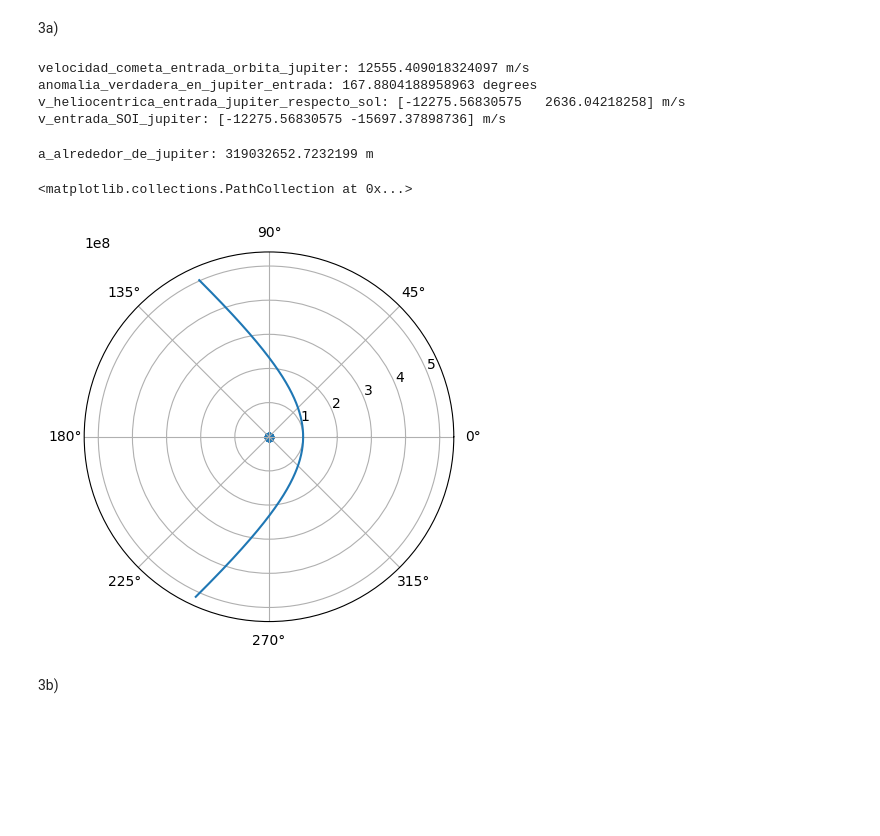
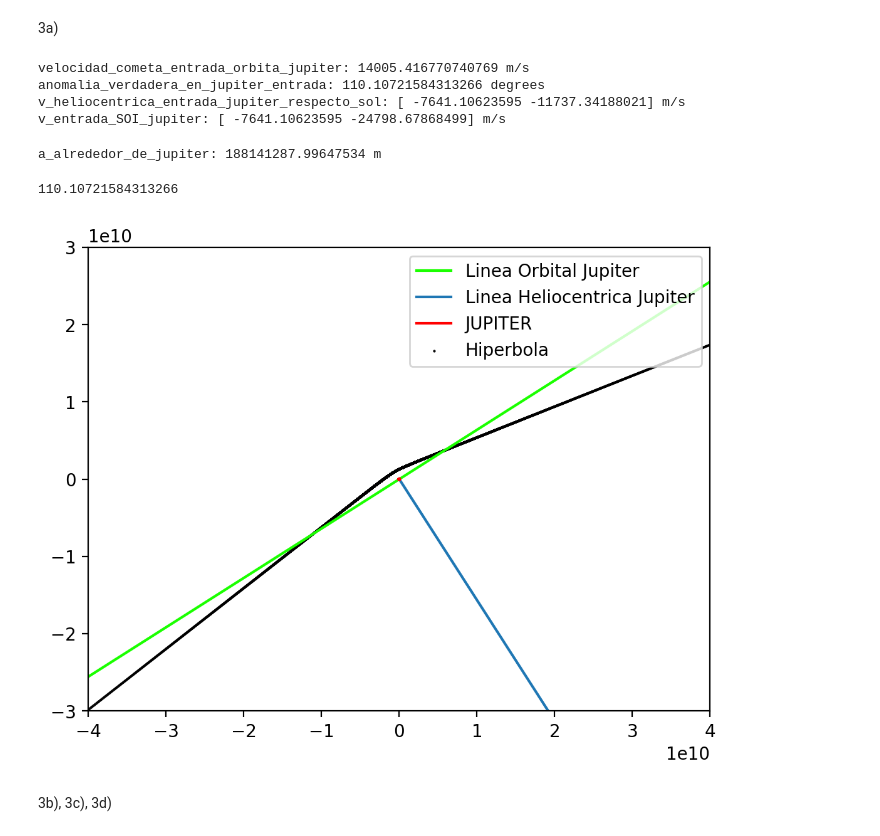
Before and after one commit to Newtoniano20/MecanicaOrbital, a Jupyter notebook: main.ipynb, the cells around one changed output. Drawn from its saved outputs; the diff is of its cells as text; code cells hidden in the pictures; blank space fills up the shorter version.

```diff
--- a/main.ipynb
+++ b/main.ipynb
@@ -179,35 +193,39 @@ plt.show()
 velocidad_cometa_entrada_orbita_jupiter = np.sqrt(U_SOL * ((2/RADIO_ORBITAL_JUPITER) - (1/a_cometa_salida_saturno)))
 print(f"velocidad_cometa_entrada_orbita_jupiter: {velocidad_cometa_entrada_orbita_jupiter} m/s")
 
-anomalia_verdadera_en_jupiter_entrada = np.arccos( (1/Excentricidad_alrededor_sol_despues_saturno)*((h_orbital_solar_despues_saturno**2)/(U_SOL*RADIO_ORBITAL_JUPITER)-1) )
+anomalia_verdadera_en_jupiter_entrada = np.arccos((1/Excentricidad_alrededor_sol_despues_saturno)*((h_orbital_solar_despues_saturno**2)/(U_SOL*RADIO_ORBITAL_JUPITER)-1) )
 print(f"anomalia_verdadera_en_jupiter_entrada: {np.rad2deg(anomalia_verdadera_en_jupiter_entrada)} degrees")
 
-v_heliocentrica_entrada_jupiter_respecto_sol = velocidad_cometa_entrada_orbita_jupiter * np.array([np.cos(anomalia_verdadera_en_jupiter_entrada), np.sin(anomalia_verdadera_en_jupiter_entrada)])
+v_heliocentrica_entrada_jupiter_respecto_sol = -np.array([np.sin(anomalia_verdadera_en_jupiter_entrada)*(U_SOL/h_orbital_solar_despues_saturno)*Excentricidad_alrededor_sol_despues_saturno, (np.cos(anomalia_verdadera_en_jupiter_entrada)*Excentricidad_alrededor_sol_despues_saturno+1)*(U_SOL/h_orbital_solar_despues_saturno)])
 print(f"v_heliocentrica_entrada_jupiter_respecto_sol: {v_heliocentrica_entrada_jupiter_respecto_sol} m/s")
 
 VELOCIDAD_ORBITAL_JUPITER = np.sqrt(U_SOL/RADIO_ORBITAL_JUPITER)
-v_entrada_SOI_jupiter = v_heliocentrica_entrada_jupiter_respecto_sol + np.array([0, VELOCIDAD_ORBITAL_JUPITER])
-v_entrada_SOI_jupiter[1] = - v_entrada_SOI_jupiter[1]
+v_entrada_SOI_jupiter = v_heliocentrica_entrada_jupiter_respecto_sol - np.array([0, VELOCIDAD_ORBITAL_JUPITER])
 print(f"v_entrada_SOI_jupiter: {v_entrada_SOI_jupiter} m/s")
 # %% [output]
-velocidad_cometa_entrada_orbita_jupiter: 12555.409018324097 m/s
-anomalia_verdadera_en_jupiter_entrada: 167.8804188958963 degrees
-v_heliocentrica_entrada_jupiter_respecto_sol: [-12275.56830575   2636.04218258] m/s
-v_entrada_SOI_jupiter: [-12275.56830575 -15697.37898736] m/s
+velocidad_cometa_entrada_orbita_jupiter: 14005.416770740769 m/s
+anomalia_verdadera_en_jupiter_entrada: 110.10721584313266 degrees
+v_heliocentrica_entrada_jupiter_respecto_sol: [ -7641.10623595 -11737.34188021] m/s
+v_entrada_SOI_jupiter: [ -7641.10623595 -24798.67868499] m/s
 # %%
-a_alrededor_de_jupiter = U_JUPITER/(v_entrada_SOI_jupiter[0]**2 + v_entrada_SOI_jupiter[1]**2)
+a_alrededor_de_jupiter = U_JUPITER/np.linalg.norm(v_entrada_SOI_jupiter)**2
 print(f"a_alrededor_de_jupiter: {a_alrededor_de_jupiter} m")
 # %% [output]
-a_alrededor_de_jupiter: 319032652.7232199 m
+a_alrededor_de_jupiter: 188141287.99647534 m
-# %%
-theta = np.arange(-2, 2, 0.01)
-
-fig, ax = plt.subplots(subplot_kw={'projection': 'polar'})
-
-ax.plot(theta, r)
-ax.scatter(np.arange(0, 2*np.pi), [0 for _ in np.arange(0, 2*np.pi)])
-# %% [output]
-<matplotlib.collections.PathCollection at 0x...>
-[figure, removed]
+# %%
+np.rad2deg(anomalia_verdadera_en_jupiter_entrada)
+# %% [output]
+110.10721584313266
+# %%
+fig, ax = plt.subplots(dpi=200)
+factor = 1E10
+ax.plot(x_points, linea_orbital_Jupiter(x_points), label="Linea Orbital Jupiter", color="#1BFF00")
+ax.plot(np.arange(0, 2E15, 0.01*2E15), linea_heliocentrica_jupiter(np.arange(0, 2E15, 0.01*2E15)), label="Linea Heliocentrica Jupiter")
+polar_grafic(a=RADIO_JUPITER, e=0, label="JUPITER", xlimit=(-4*factor, 4*factor), ylimit=(-3*factor, 3*factor), color="#FF0000")
+polar_grafic_hyperbola(a=a_alrededor_de_jupiter, e=7, label="Hiperbola", xlimit=(-4*factor, 4*factor), ylimit=(-3*factor, 3*factor), angle=np.deg2rad(-60), color="#000000")
+plt.legend(loc='upper right')
+plt.show()
+# %% [output]
+[figure, added]
 # %% [markdown]
-3b)
+3b), 3c), 3d)
```
Also changed, not shown: parts of 35 cells of this notebook, 1 other file.
